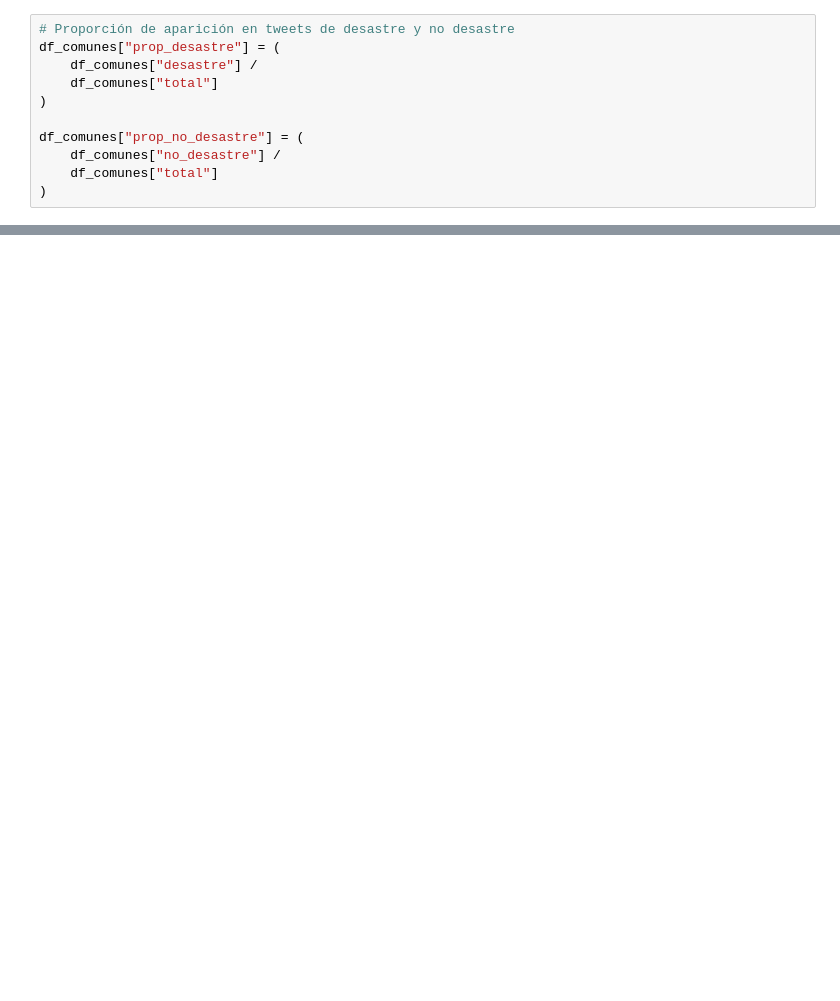
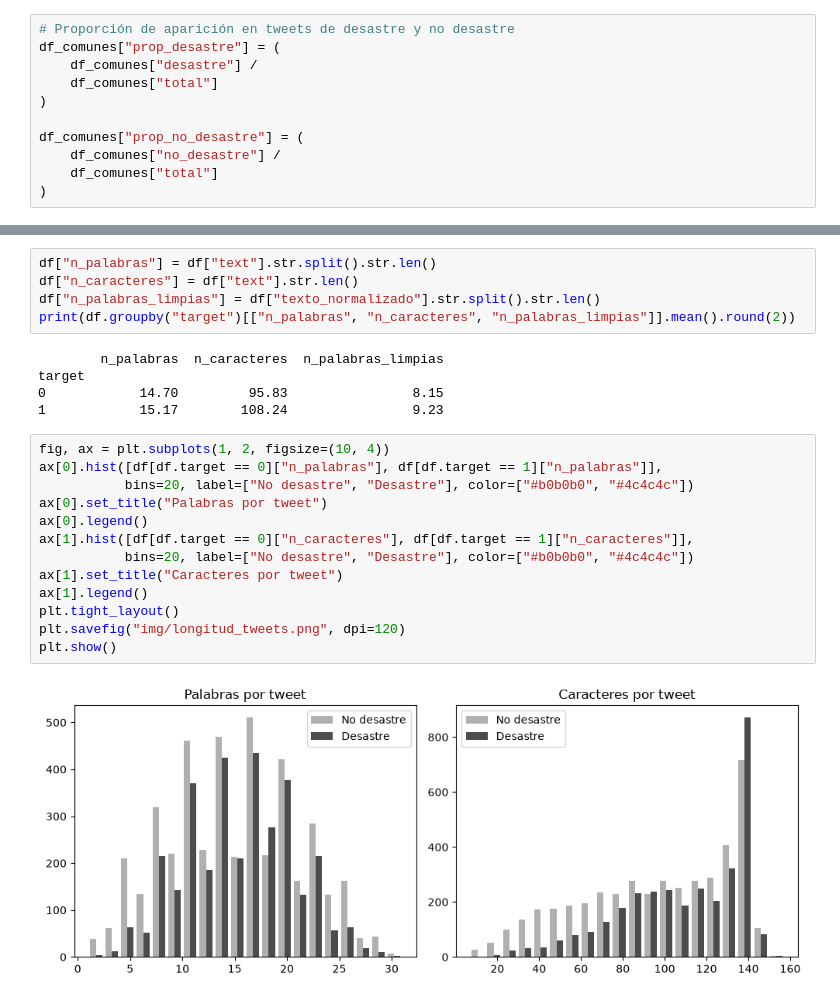
Before and after one commit to JAVIERCLO/lab5_DS, a Jupyter notebook: lab5.ipynb, the cells around one changed output, grey strips where cells are left out. Cells and saved outputs as stored; diff of their text form; blank space fills up the shorter version.

```diff
--- a/lab5.ipynb
+++ b/lab5.ipynb
@@ -215,0 +280,25 @@ bigramas_no_desastre.sort_values(
+# %%
+df["n_palabras"] = df["text"].str.split().str.len()
+df["n_caracteres"] = df["text"].str.len()
+df["n_palabras_limpias"] = df["texto_normalizado"].str.split().str.len()
+print(df.groupby("target")[["n_palabras", "n_caracteres", "n_palabras_limpias"]].mean().round(2))
+# %% [output]
+        n_palabras  n_caracteres  n_palabras_limpias
+target
+0            14.70         95.83                8.15
+1            15.17        108.24                9.23
+# %%
+fig, ax = plt.subplots(1, 2, figsize=(10, 4))
+ax[0].hist([df[df.target == 0]["n_palabras"], df[df.target == 1]["n_palabras"]],
+           bins=20, label=["No desastre", "Desastre"], color=["#b0b0b0", "#4c4c4c"])
+ax[0].set_title("Palabras por tweet")
+ax[0].legend()
+ax[1].hist([df[df.target == 0]["n_caracteres"], df[df.target == 1]["n_caracteres"]],
+           bins=20, label=["No desastre", "Desastre"], color=["#b0b0b0", "#4c4c4c"])
+ax[1].set_title("Caracteres por tweet")
+ax[1].legend()
+plt.tight_layout()
+plt.savefig("img/longitud_tweets.png", dpi=120)
+plt.show()
+# %% [output]
+[figure, added]
```
Also changed, not shown: parts of 46 cells of this notebook, 9 other files.
